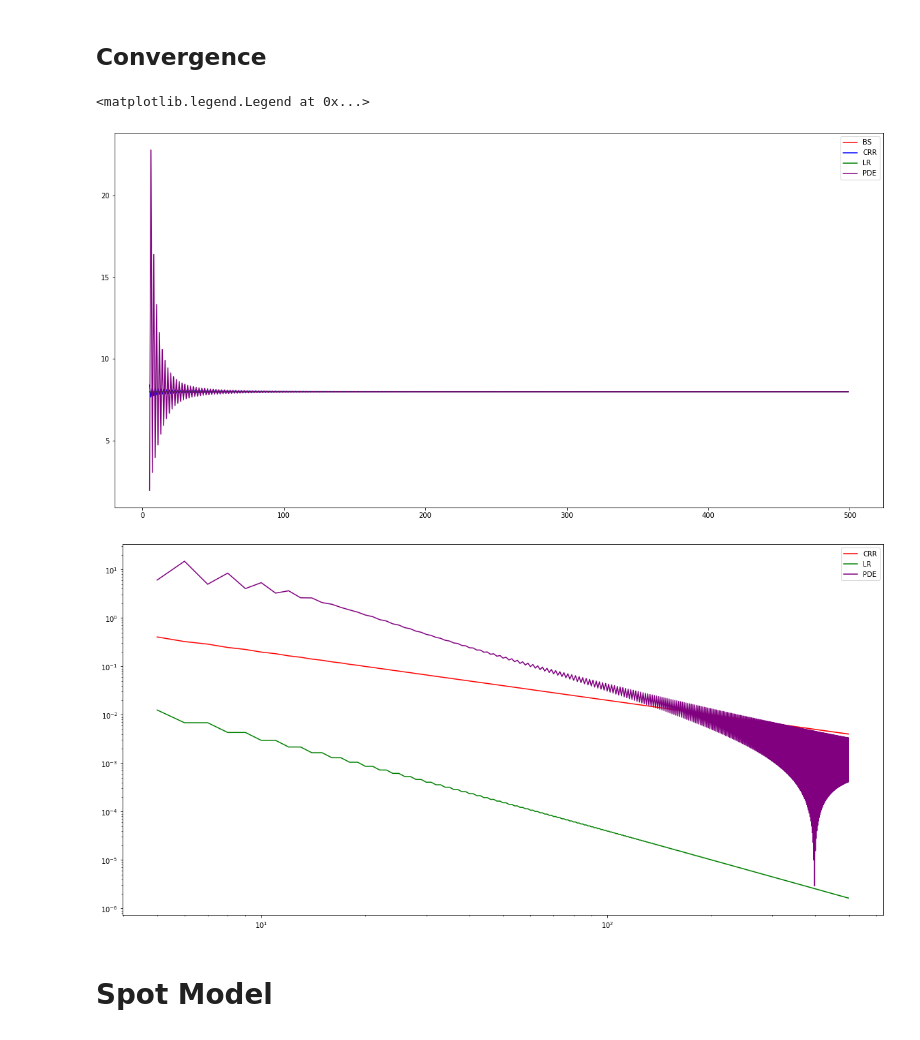
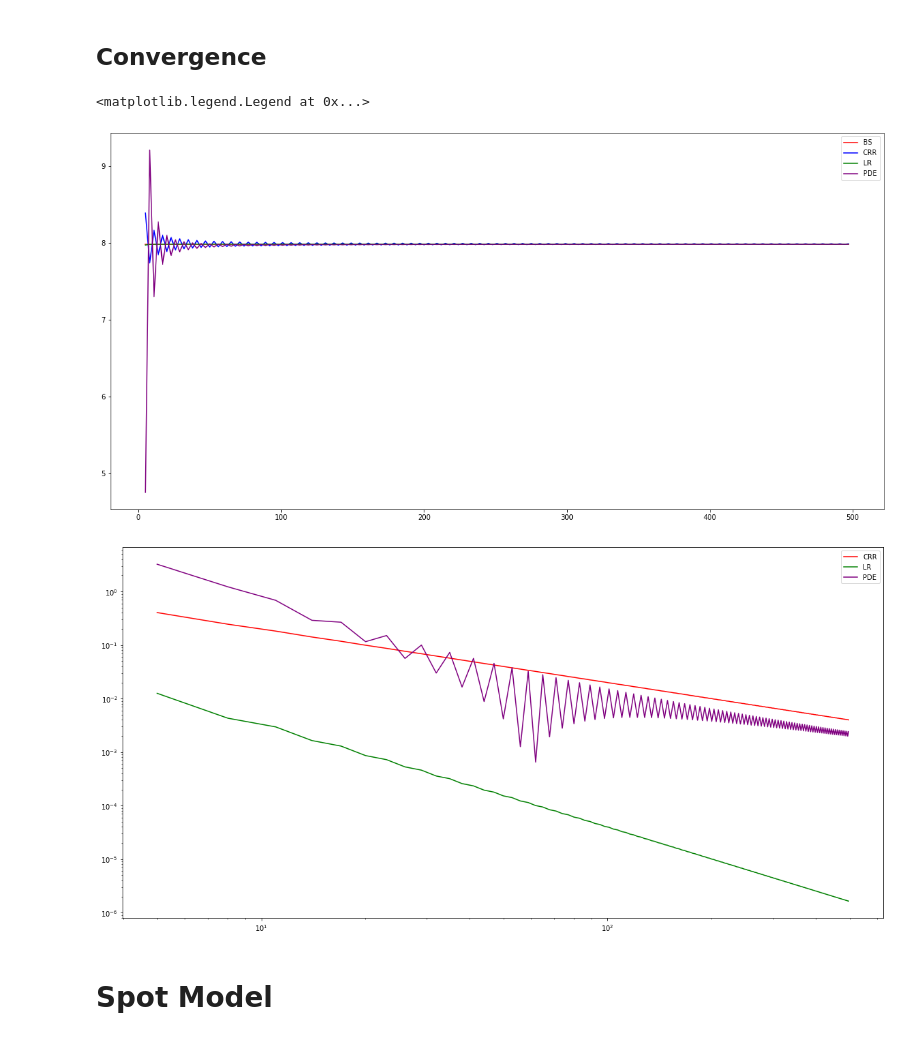
Before and after one commit to FiodorG/OptionPricing, a Jupyter notebook: AmericanOptionPricing.ipynb, the cells around one changed output. Drawn from its saved outputs; the diff is of its cells as text; code cells hidden in the pictures.

```diff
--- a/AmericanOptionPricing.ipynb
+++ b/AmericanOptionPricing.ipynb
@@ -9,6 +9,7 @@ import sobol_seq as sobol
 import matplotlib.pyplot as plt
 import datetime as dt
 import scipy.stats as st
+import scipy.signal as ssig
 import scipy.interpolate as si
 import math as mt
 
@@ -330,17 +331,15 @@ class OptionHybridModel(Option):
         The boundary conditions are that gamma is null on the edges
         """
 
-        X0    = np.log(self.S)
-        X_max = np.log(6. * self.S)
-        X_min = np.log(self.S / 6.)
+        X0   = np.log(self.S)
+        Xmax = np.log(2. * self.S)
+        Xmin = np.log(self.S / 2.)
 
-        X, dx = np.linspace(X_min, X_max, nSpace, retstep=True)
-        t, dt = np.linspace(0, self.T, nTime, retstep=True)
+        X, dx = np.linspace(Xmin, Xmax, nSpace, retstep=True)
+        t, dt = np.linspace(0., self.T, nTime, retstep=True)
 
         V       = np.zeros((nSpace, nTime))
         V[:,-1] = np.maximum(self.cp * (np.exp(X) - self.K), 0.)
-        V[-1,:] = np.maximum(self.cp * (np.exp(X_max) - self.K * np.exp(-self.r * t[::-1])), 0.0)
-        V[0,:]  = np.maximum(self.cp * (np.exp(X_min) - self.K * np.exp(-self.r * t[::-1])), 0.0)
 
         a = 0.5 * (self.r - self.q - 0.5 * self.sigma**2) * dt / dx - 0.5 * self.sigma**2 * dt / dx**2
         b = (1. + dt * self.sigma**2 / dx**2 + dt * self.r)
@@ -351,27 +350,15 @@ class OptionHybridModel(Option):
         D[0, 1]   += -a
         D[-1, -1] += 2 * c
         D[-1, -2] += -c
-#         print(D.todense())
+
+        DD = sp.sparse.linalg.splu(D)
 
         for i in range(nTime - 2, -1, -1):
-            V[:, i] = sp.sparse.linalg.splu(D).solve(V[:, i + 1])
+            V[:, i] = DD.solve(V[:, i + 1])
 
             if self.amerEuro == 'AM':
-                V[:,i] = np.maximum(V[:,i], Payoff)
+                V[:,i] = np.maximum(V[:,i], np.maximum(self.cp * (np.exp(X) - self.K), 0.))
 
-#         D = sp.sparse.diags([a, b, c], [-1, 0, 1], shape=(nSpace - 2, nSpace - 2)).tocsc()
-
-#         offset = np.zeros(nSpace - 2)
-
-#         for i in range(nTime - 2, -1, -1):
-#             offset[0]  = a * V[0, i]
-#             offset[-1] = c * V[-1, i]
-#             V[1:-1, i] = sp.sparse.linalg.splu(D).solve(V[1:-1, i + 1] - offset)
-
-#             if self.amerEuro == 'AM':
-#                 V[1:-1,i] = np.maximum(V[1:-1,i], Payoff[1:-1])
-
-        print(V)
         return np.interp(X0, X, V[:, 0])
 # %%
 nSpace = 51
@@ -431,16 +418,16 @@ divs     = np.array([2, 2, 2, 2, 2, 2, 2, 2, 2]) * 0.
 divDates = [dt.date(2019, 11, 7), dt.date(2020, 2, 7), dt.date(2020, 5, 8), dt.date(2020, 8, 7), dt.date(2020, 11, 6), dt.date(2021, 2, 5), dt.date(2021, 5, 7), dt.date(2021, 8, 6), dt.date(2021, 11, 5)]
 
 
-option = OptionHybridModel('C', 'EU', S, K, today,expiry, sigma, r, q, divs, divDates, debug=False)
+option = OptionHybridModel('P', 'EU', S, K, today,expiry, sigma, r, q, divs, divDates, debug=False)
 print('Forward: %f' % option.forward())
 print('BS:      %f' % option.priceBlackScholes())
 print('Black:   %f' % option.priceBlack())
-print('CRR:     %f' % option.priceCRR(200))
+print('CRR:     %f' % option.priceCRR(n))
 # print('CRRFwd:  %f' % option.priceCRRForward(n))
 # print('JR:      %f' % option.priceJR(n))
 # print('Trinom:  %f' % option.priceTrinomial(n))
 # print('LR:      %f' % option.priceLR(n))
-print('PDE:     %f' % option.pricePDE(200, 200))
+print('PDE:     %f' % option.pricePDE(n, n))
 
 # print(Option('C', 'AM', S, K, today, expiry, sigma, r, q, divs, divDates, debug=False).priceCRR(n))
 # %% [output]
@@ -472,35 +447,35 @@ PDE:     7.989599
 # %% [markdown]
 ## Convergence
 # %%
-steps = range(5, 300, 1)
+steps = range(5, 500, 3)
 priceBS = [option.priceBlackScholes() for n in steps]
 priceCRR = [option.priceCRR(n) for n in steps]
 # priceCRR = [option.priceCRRForward(n) for n in steps]
 # priceJR = [option.priceJR(n) for n in steps]
 # priceTri = [option.priceTrinomial(n) for n in steps]
 priceLR = [option.priceLR(n) for n in steps]
 pricePDE = [option.pricePDE(n, n) for n in steps]
 
 plt.figure(figsize=(20, 10))
 plt.plot(steps, priceBS, color='red', label='BS')
 plt.plot(steps, priceCRR, color='blue', label='CRR')
 # plt.plot(steps, priceJR, color='purple', label='JR')
 # plt.plot(steps, priceTri, color='green', label='Trinomial')
 plt.plot(steps, priceLR, color='green', label='LR')
 plt.plot(steps, pricePDE, color='purple', label='PDE')
 plt.legend()
 
 plt.figure(figsize=(20, 10))
 plt.loglog(steps, [np.abs(x - y) for x, y in zip(priceCRR, priceBS)], color='red', label='CRR')
 # plt.loglog(steps, [np.abs(x - y) for x, y in zip(priceJR, priceBS)], color='blue', label='JR')
 # plt.loglog(steps, [np.abs(x - y) for x, y in zip(priceTri, priceBS)], color='green', label='Trinomal')
 plt.loglog(steps, [np.abs(x - y) for x, y in zip(priceLR, priceBS)], color='green', label='LR')
 plt.loglog(steps, [np.abs(x - y) for x, y in zip(pricePDE, priceBS)], color='purple', label='PDE')
 plt.legend()
 # %% [output]
 <matplotlib.legend.Legend at 0x...>
-[figure, old version]
+[figure, new version]
-[figure, old version]
+[figure, new version]
 # %% [markdown]
 # Spot Model
 # %%
```
Also changed, not shown: parts of 4 cells of this notebook.
